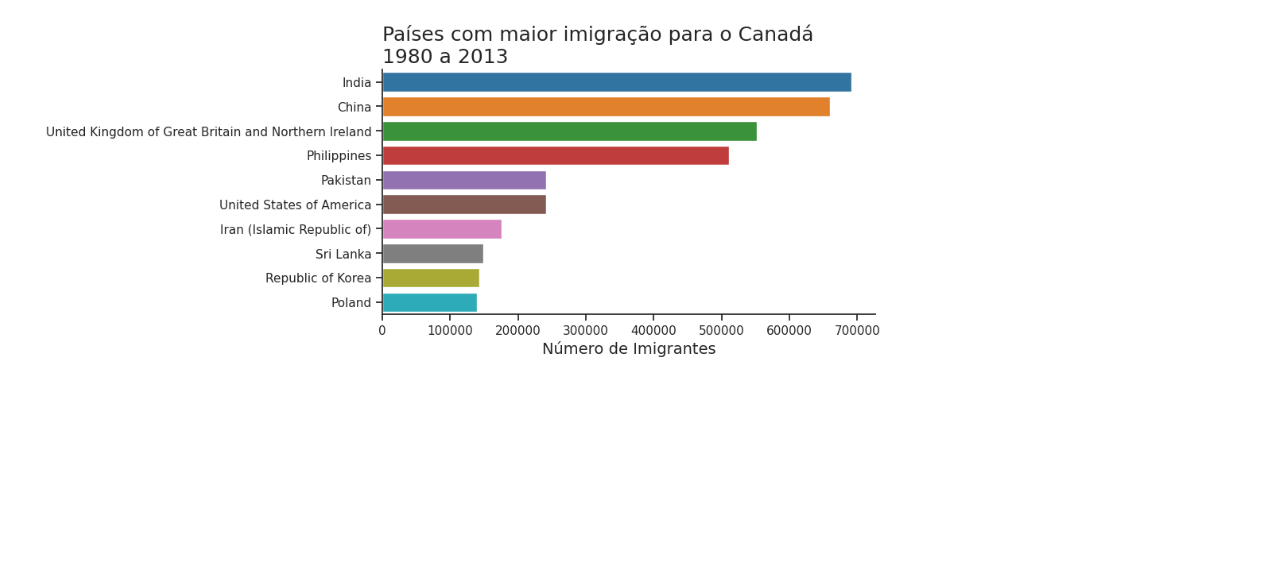
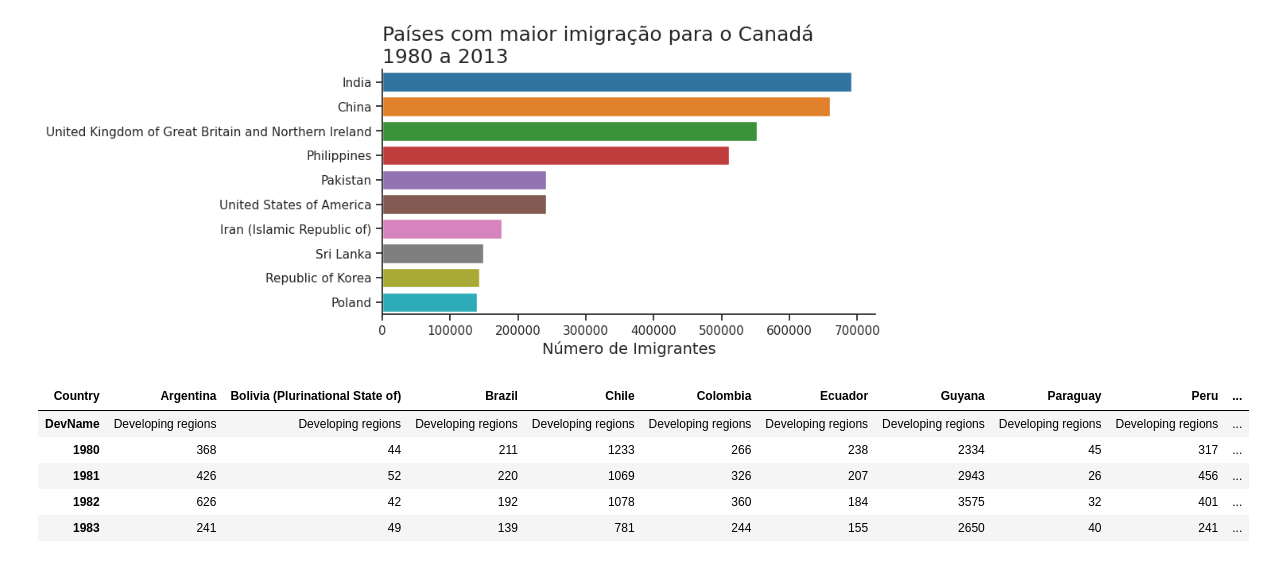
Before and after one commit to Jovanney/Migration_Brasil_Canada-, a Jupyter notebook: main.ipynb, the cells around one changed output. Cells and saved outputs as stored; diff of their text form; code cells hidden in the pictures; blank space fills up the shorter version.

```diff
--- a/main.ipynb
+++ b/main.ipynb
@@ -317,0 +331,12 @@ plt.show()
+# %%
+df_america_sul_clean = america_sul.drop(['Continent', 'Region', 'Total'], axis=1)
+america_sul_final = df_america_sul_clean.T
+# %%
+america_sul_final.head()
+# %% [output]
+| Country | Argentina | Bolivia (Plurinational State of) | Brazil | Chile | Colombia | Ecuador | Guyana | Paraguay | Peru | ... |
+| DevName | Developing regions | Developing regions | Developing regions | Developing regions | Developing regions | Developing regions | Developing regions | Developing regions | Developing regions | ... |
+| 1980 | 368 | 44 | 211 | 1233 | 266 | 238 | 2334 | 45 | 317 | ... |
+| 1981 | 426 | 52 | 220 | 1069 | 326 | 207 | 2943 | 26 | 456 | ... |
+| 1982 | 626 | 42 | 192 | 1078 | 360 | 184 | 3575 | 32 | 401 | ... |
+| 1983 | 241 | 49 | 139 | 781 | 244 | 155 | 2650 | 40 | 241 | ... |
```
Also changed, not shown: parts of 5 cells of this notebook, 3 other files.
